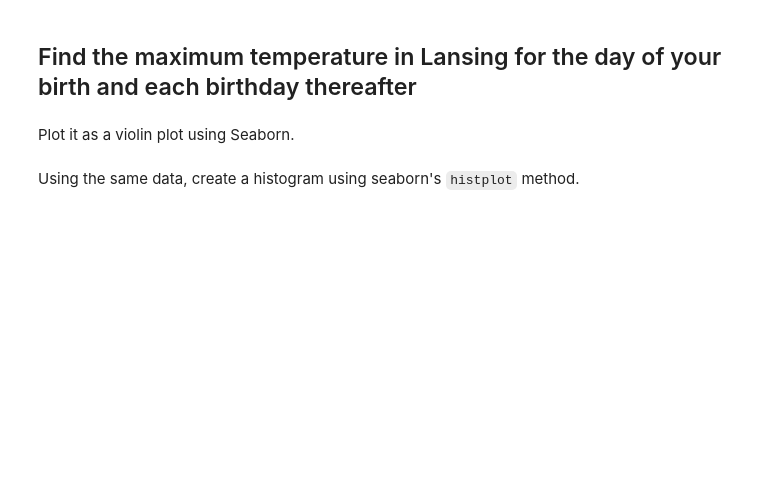
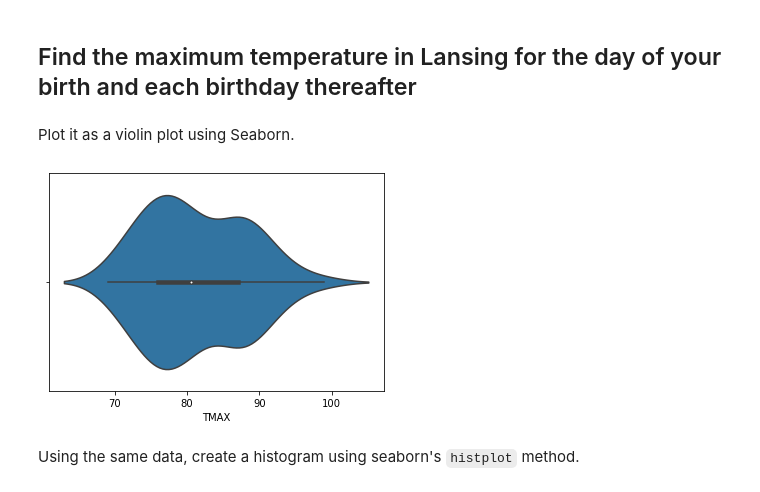
Before and after one commit to michaelguel/CSE801A, a Jupyter notebook: 06/Lab06- Time Series and the Weather.ipynb, the cells around one changed output. Drawn from its saved outputs; the diff is of its cells as text; code cells hidden in the pictures; blank space fills up the shorter version.

```diff
--- a/06/Lab06- Time Series and the Weather.ipynb
+++ b/06/Lab06- Time Series and the Weather.ipynb
@@ -41,5 +86,18 @@ Make `DATE` the index; convert it to daily periods.  You may drop the additional
 ## Find the maximum temperature in Lansing for the day of your birth and each birthday thereafter
 # %% [markdown]
  Plot it as a violin plot using Seaborn.
+# %%
+# bday = dateutil.parser.parse('06/25/1997')
+# last_bday = dateutil.parser.parse('06/25/2019')
+# bday_range = pd.date_range(bday,last_bday, freq=pd.DateOffset(years=1))
+# bday_range
+# bday_wx = ln_wx.loc[bday_range]
+fn_wx = 'LAN-WX.csv'
+ln_wx = pd.read_csv(fn_wx, index_col=False)[['DATE','TMAX','TMIN']]
+ln_wx['DATE'] = pd.to_datetime(ln_wx['DATE'])
+use = ln_wx.loc[(ln_wx['DATE'].dt.month==6) & (ln_wx['DATE'].dt.day==25)]
+ax = sns.violinplot(x=use['TMAX'])
+# %% [output]
+[figure, added]
 # %% [markdown]
 Using the same data, create a histogram using seaborn's `histplot` method.
```
Also changed, not shown: parts of 9 cells of this notebook, 1 other file.
